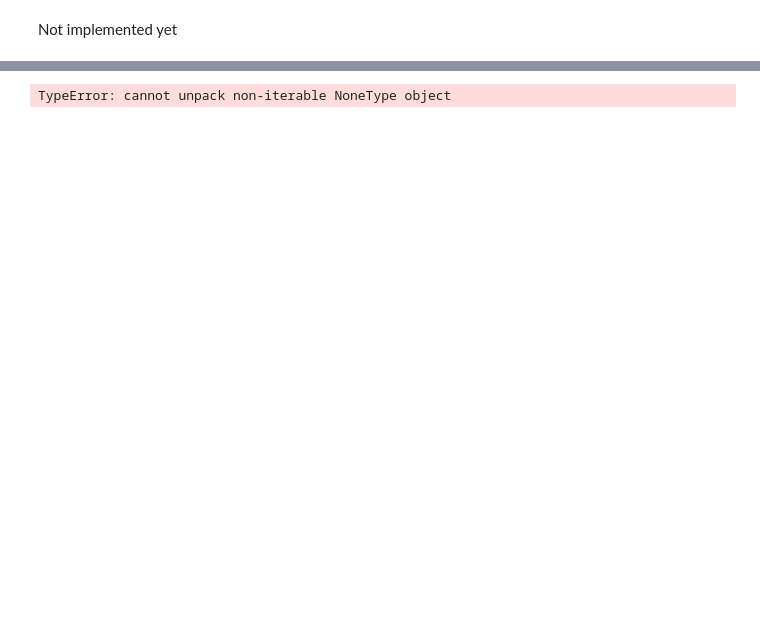
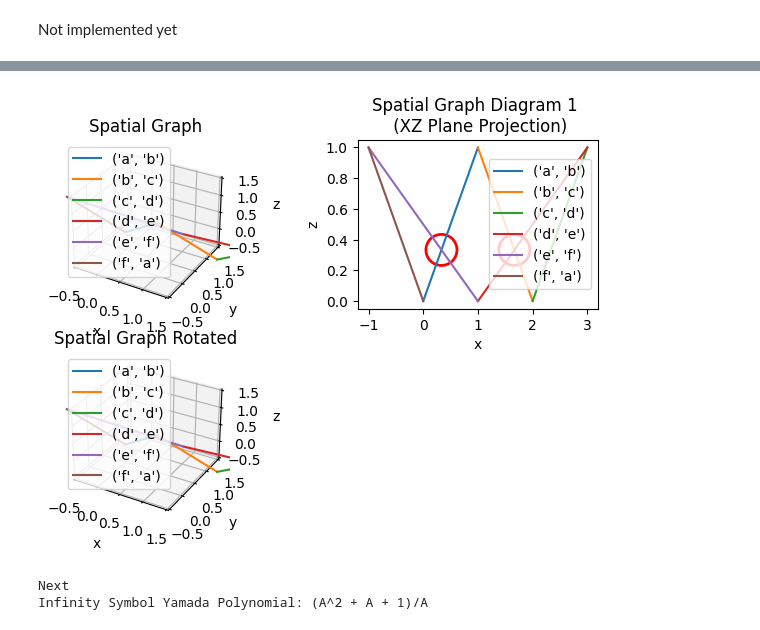
Before and after one commit to UIUC-ESDL/Yamada, a Jupyter notebook: examples/calculate_yamada_polynomials/automatic_calculation.ipynb, the cells around one changed output, grey strips where cells are left out. Saved outputs shown, nothing was run; the diff lists cells and outputs as text; code cells hidden in the pictures; blank space fills up the shorter version.

```diff
--- a/examples/calculate_yamada_polynomials/automatic_calculation.ipynb
+++ b/examples/calculate_yamada_polynomials/automatic_calculation.ipynb
@@ -27,18 +30,20 @@ Infinity Symbol Yamada Polynomial: A^3 + A^2 + A
 # %%
 sg1 = SpatialGraph(nodes=['a', 'b', 'c', 'd','e','f'],
                    node_positions=np.array([[0, 0.5, 0], [1, 0, 1], [2, 0.5, 0], [3, 0, 1],[1,1,0],[-1,0,1]]),
                    edges=[('a', 'b'), ('b', 'c'), ('c', 'd'), ('d', 'e'),('e', 'f'), ('f', 'a')])
 
 
 sg1.project()
 
 sg1.plot()
 
 
-# sgd1 = sg1.create_spatial_graph_diagram()
+sgd1 = sg1.create_spatial_graph_diagram()
 
-# yamada_polynomial_infinity_symbol = sgd1.yamada_polynomial()
+yamada_polynomial_infinity_symbol = sgd1.yamada_polynomial()
 
-# print("Infinity Symbol Yamada Polynomial:", yamada_polynomial_infinity_symbol)
+print("Infinity Symbol Yamada Polynomial:", yamada_polynomial_infinity_symbol)
 # %% [output]
+[figure, added]
-TypeError: cannot unpack non-iterable NoneType object
+Next
+Infinity Symbol Yamada Polynomial: (A^2 + A + 1)/A
```
Also changed, not shown: parts of 1 cell of this notebook, 1 other file.
